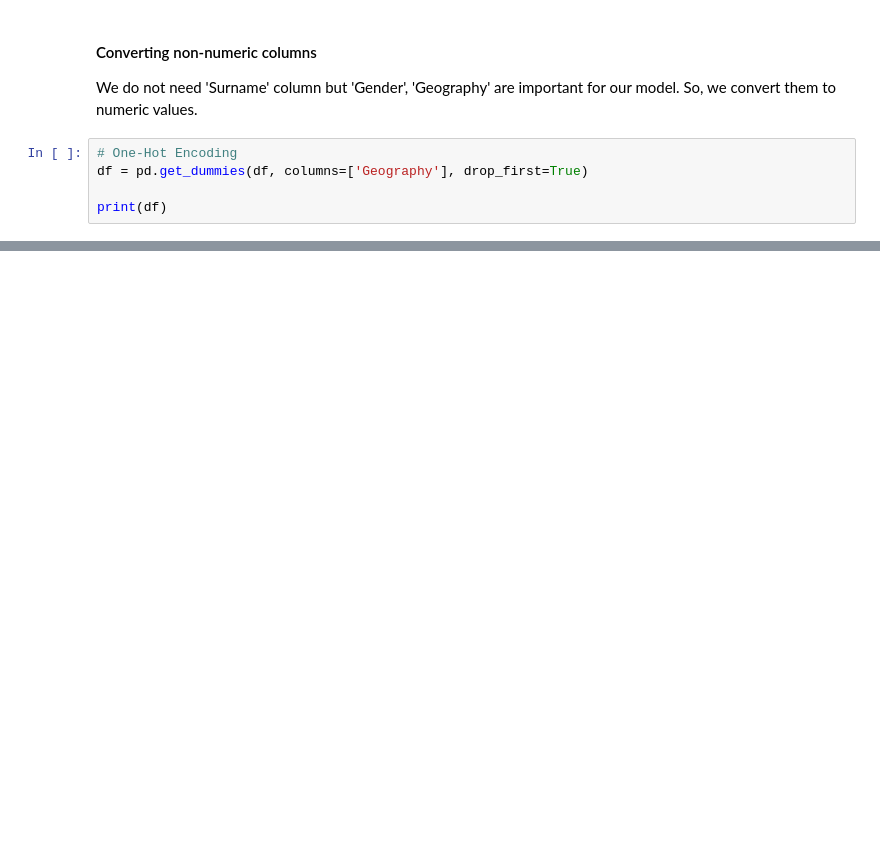
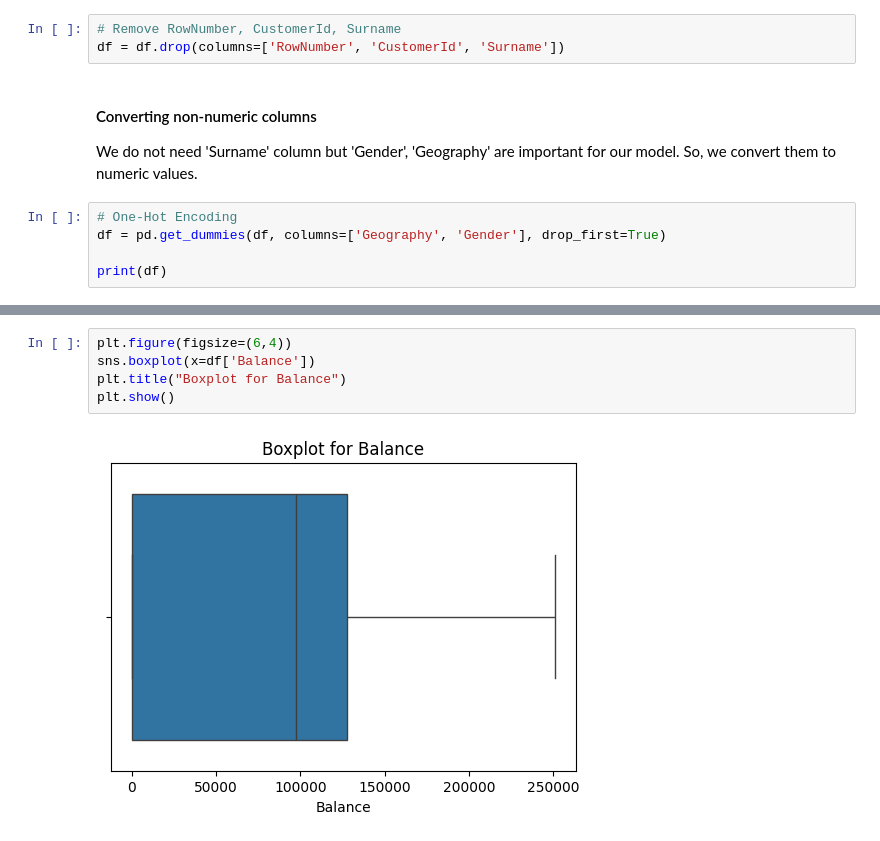
Before and after one commit to ghsaberr/customer-churn-prediction, a Jupyter notebook: customer-churn-prediction.ipynb, the cells around one changed output, grey strips where cells are left out. Saved outputs shown, nothing was run; the diff lists cells and outputs as text; blank space fills up the shorter version.

```diff
--- a/customer-churn-prediction.ipynb
+++ b/customer-churn-prediction.ipynb
@@ -296,9 +292,12 @@ plt.show()
+# %%
+# Remove RowNumber, CustomerId, Surname
+df = df.drop(columns=['RowNumber', 'CustomerId', 'Surname'])
 # %% [markdown]
 #### Converting non-numeric columns
 We do not need 'Surname' column but 'Gender', 'Geography' are important for our model. So, we convert them to numeric values.
 # %%
 # One-Hot Encoding
-df = pd.get_dummies(df, columns=['Geography'], drop_first=True)
+df = pd.get_dummies(df, columns=['Geography', 'Gender'], drop_first=True)
 
 print(df)
 # %% [output]
@@ -321,0 +335,7 @@ print(df)
+# %%
+plt.figure(figsize=(6,4))
+sns.boxplot(x=df['Balance'])
+plt.title("Boxplot for Balance")
+plt.show()
+# %% [output]
+[figure, added]
```
Also changed, not shown: parts of 16 cells of this notebook.
